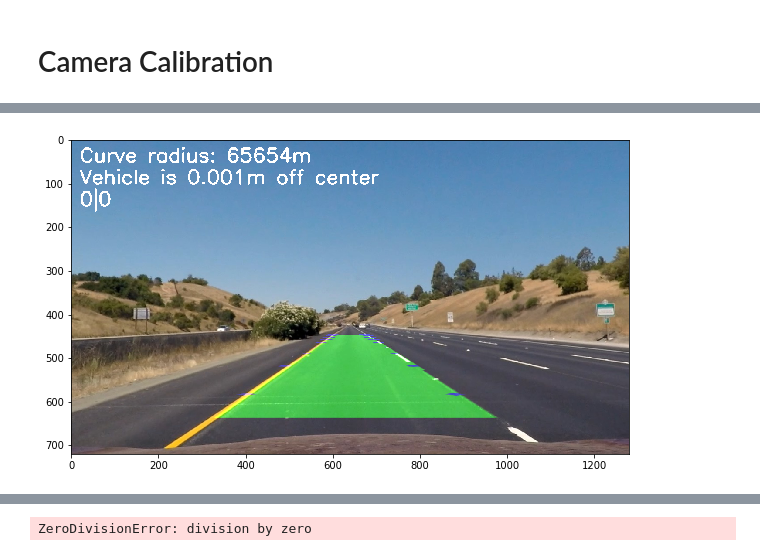
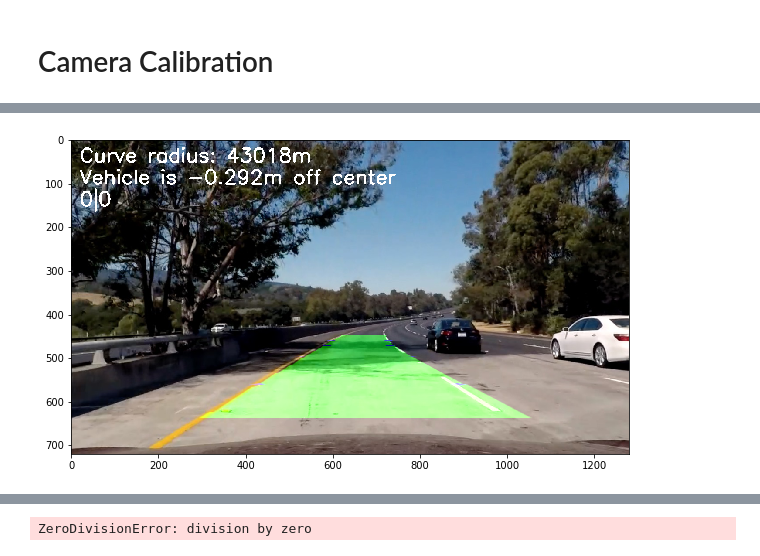
Before and after one commit to tw00/CarND-Advanced-Lane-Lines, a Jupyter notebook: CarND-Advanced-Lane-Lines-Class.ipynb, the cells around one changed output, grey strips where cells are left out. Drawn from its saved outputs; the diff is of its cells as text; code cells hidden in the pictures.

```diff
--- a/CarND-Advanced-Lane-Lines-Class.ipynb
+++ b/CarND-Advanced-Lane-Lines-Class.ipynb
@@ -61,7 +74,8 @@ if False:
 # %%
-if False:
+if True:
     # Load image
-    image = cv2.imread('color-shadow-example.jpg')
+#    image = cv2.imread('test_images/color-shadow-example.jpg')
+    image = cv2.imread('test_images/test8.jpg')
     image = cv2.cvtColor(image, cv2.COLOR_BGR2RGB)
 
     # Choose a Sobel kernel size
@@ -88,3 +102,6 @@ if False:
     ax1.imshow(image);  ax1.set_title('Original Image', fontsize=40)
     ax2.imshow(result); ax2.set_title('Pipeline Result', fontsize=40)
     plt.subplots_adjust(left=0., right=1, top=0.9, bottom=0.)
+
+    plt.figure(figsize=(14, 9))
+    plt.imshow(result2);
@@ -91,7 +112,8 @@ if False:
 # %%
-if False:
-    #image = cv2.imread('test_images/straight_lines2.jpg')
-    image = cv2.imread('test_images/test5.jpg')
+if True:
+#    image = cv2.imread('test_images/straight_lines2.jpg')
+#    image = cv2.imread('test_images/color-shadow-example.jpg')
+    image = cv2.imread('test_images/test8.jpg')
     image = cv2.cvtColor(image, cv2.COLOR_BGR2RGB)
 
     ld = LaneDetector()
@@ -156,22 +167,23 @@ from lib.lane_line import LaneLine
 # %%
 cam = Camera();
 cam.load_calibration();
 ld = LaneDetector();
 
 def process_image(image):
     # The output you return should be a color image (3 channel) for processing video below
     images = ld.pipeline(cam, ImageFilter, image, includeDebugImages = False)
     return images['final']
 
-image = cv2.imread('test_images/straight_lines1.jpg')
+image = cv2.imread('test_images/color-shadow-example.jpg')
+#image = cv2.imread('test_images/straight_lines1.jpg')
 #image = cv2.imread('test_images/test3.jpg')
 image = cv2.cvtColor(image, cv2.COLOR_BGR2RGB)
 result = process_image(image)
 plt.figure(figsize=(20/2,14/2))
 plt.imshow(result)
 plt.show();
 # %% [output]
-[figure, old version]
+[figure, new version]
 # %%
 # Import everything needed to edit/save/watch video clips
 from moviepy.editor import VideoFileClip
```
Also changed, not shown: parts of 5 cells of this notebook, 1 other file.
